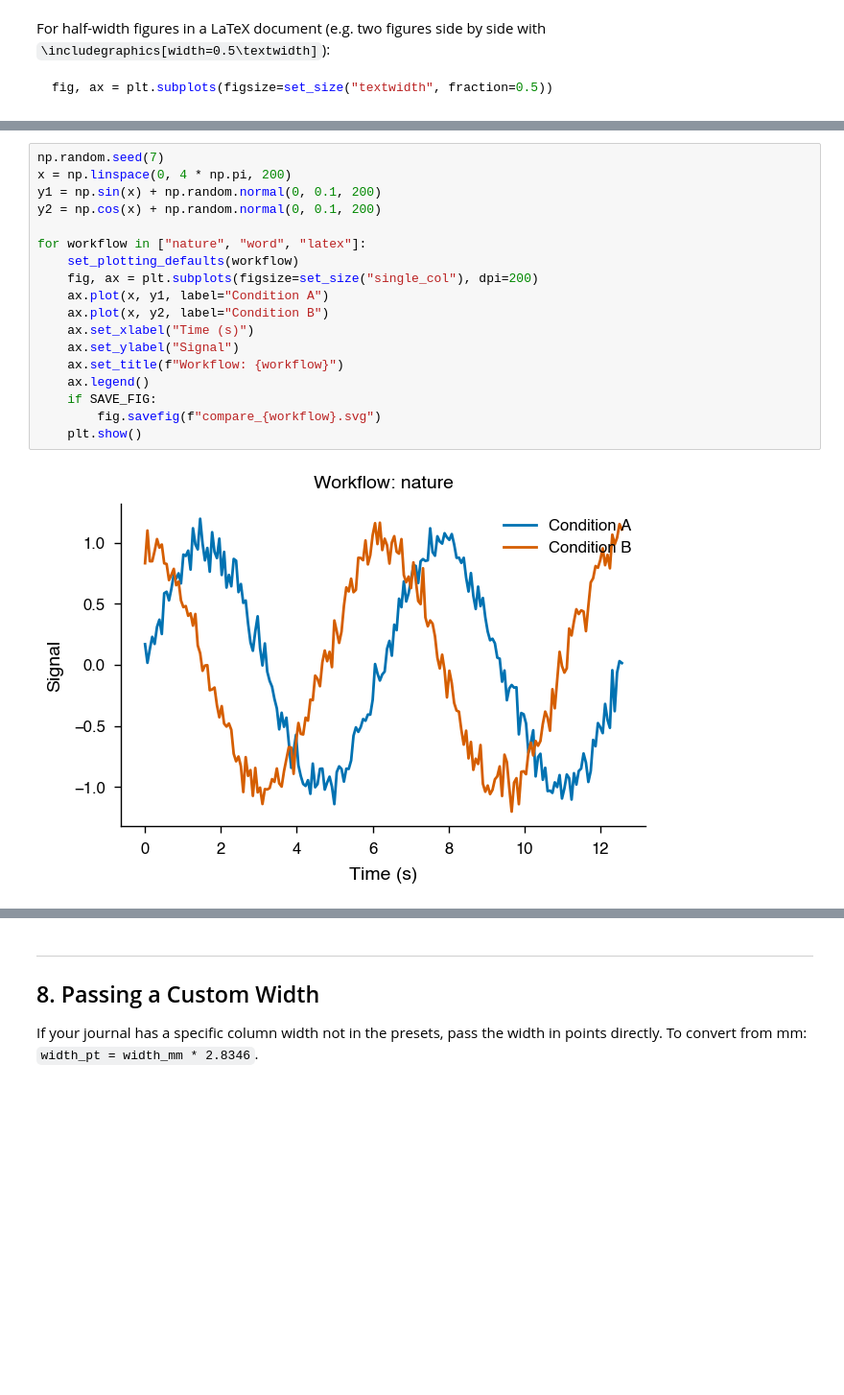
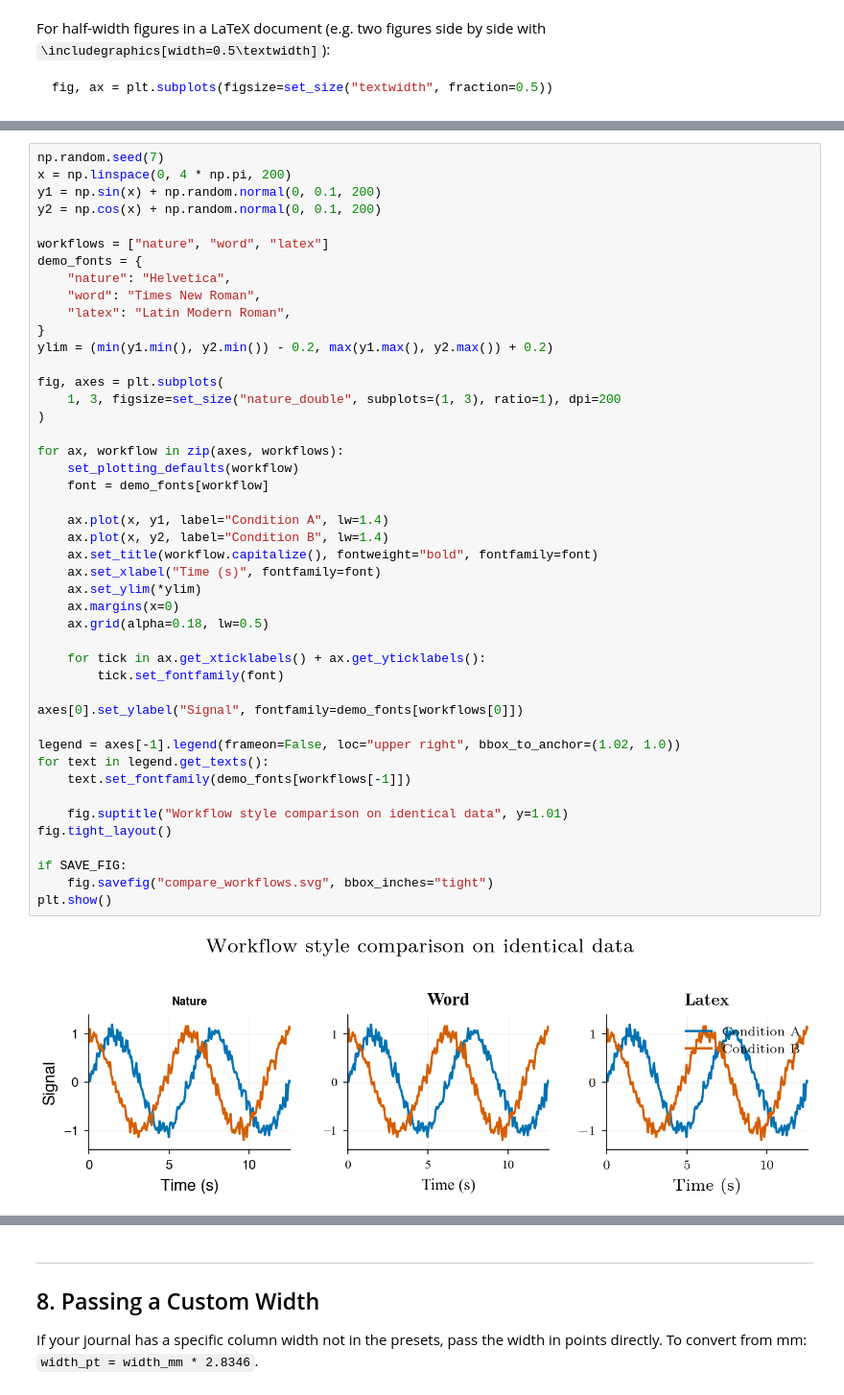
Before and after one commit to ryanharvey1/neuro_py, a Jupyter notebook: tutorials/plotting_tutorial.ipynb, the cells around one changed output, grey strips where cells are left out. Shown at 96% size. Saved outputs shown, nothing was run; the diff lists cells and outputs as text; blank space fills up the shorter version.

```diff
--- a/tutorials/plotting_tutorial.ipynb
+++ b/tutorials/plotting_tutorial.ipynb
@@ -211,20 +275,47 @@ fig, ax = plt.subplots(figsize=set_size("textwidth", fraction=0.5))
 # %%
 np.random.seed(7)
 x = np.linspace(0, 4 * np.pi, 200)
 y1 = np.sin(x) + np.random.normal(0, 0.1, 200)
 y2 = np.cos(x) + np.random.normal(0, 0.1, 200)
 
-for workflow in ["nature", "word", "latex"]:
+workflows = ["nature", "word", "latex"]
+demo_fonts = {
+    "nature": "Helvetica",
+    "word": "Times New Roman",
+    "latex": "Latin Modern Roman",
+}
+ylim = (min(y1.min(), y2.min()) - 0.2, max(y1.max(), y2.max()) + 0.2)
+
+fig, axes = plt.subplots(
+    1, 3, figsize=set_size("nature_double", subplots=(1, 3), ratio=1), dpi=200
+)
+
+for ax, workflow in zip(axes, workflows):
     set_plotting_defaults(workflow)
-    fig, ax = plt.subplots(figsize=set_size("single_col"), dpi=200)
-    ax.plot(x, y1, label="Condition A")
-    ax.plot(x, y2, label="Condition B")
-    ax.set_xlabel("Time (s)")
-    ax.set_ylabel("Signal")
-    ax.set_title(f"Workflow: {workflow}")
-    ax.legend()
-    if SAVE_FIG:
-        fig.savefig(f"compare_{workflow}.svg")
-    plt.show()
+    font = demo_fonts[workflow]
+
+    ax.plot(x, y1, label="Condition A", lw=1.4)
+    ax.plot(x, y2, label="Condition B", lw=1.4)
+    ax.set_title(workflow.capitalize(), fontweight="bold", fontfamily=font)
+    ax.set_xlabel("Time (s)", fontfamily=font)
+    ax.set_ylim(*ylim)
+    ax.margins(x=0)
+    ax.grid(alpha=0.18, lw=0.5)
+
+    for tick in ax.get_xticklabels() + ax.get_yticklabels():
+        tick.set_fontfamily(font)
+
+axes[0].set_ylabel("Signal", fontfamily=demo_fonts[workflows[0]])
+
+legend = axes[-1].legend(frameon=False, loc="upper right", bbox_to_anchor=(1.02, 1.0))
+for text in legend.get_texts():
+    text.set_fontfamily(demo_fonts[workflows[-1]])
+
+    fig.suptitle("Workflow style comparison on identical data", y=1.01)
+fig.tight_layout()
+
+if SAVE_FIG:
+    fig.savefig("compare_workflows.svg", bbox_inches="tight")
+plt.show()
 # %% [output]
-[figure, old version]
+[figure, new version]
```
Also changed, not shown: parts of 14 cells of this notebook.
